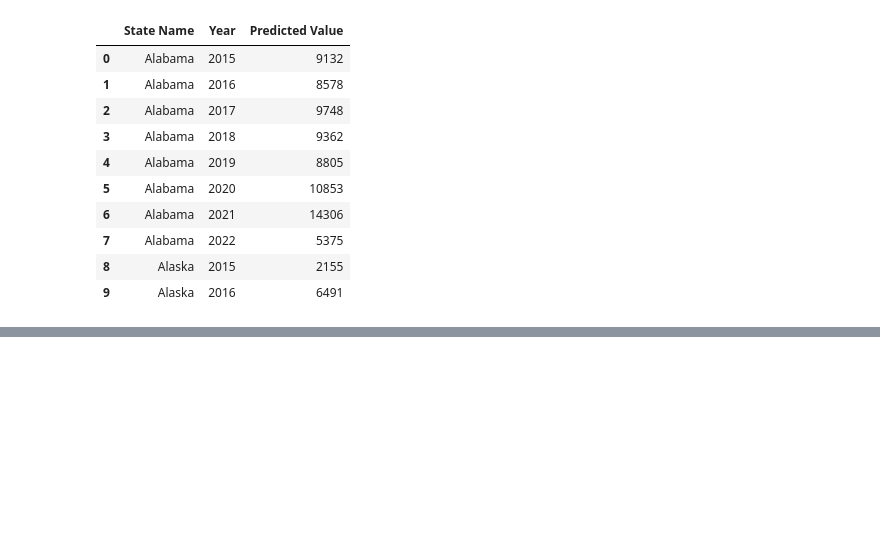
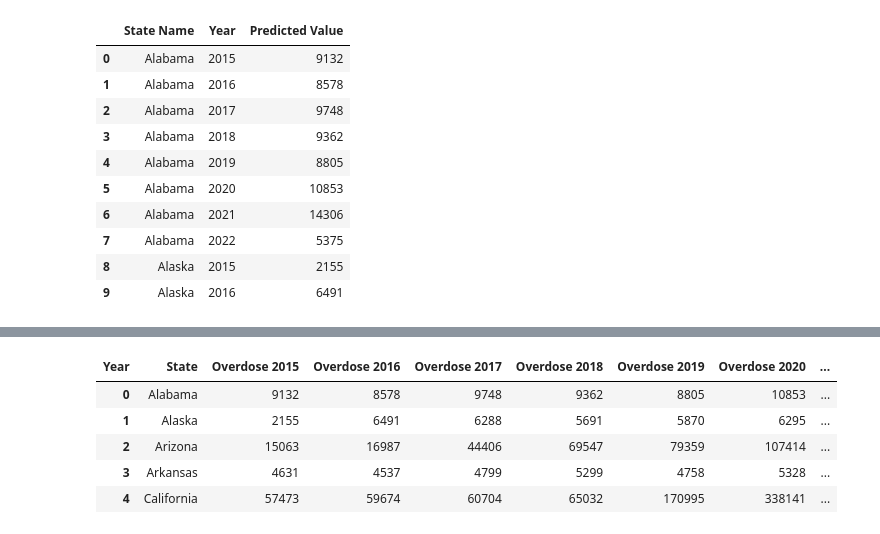
Before and after one commit to Joeyloganpython/Capstone, a Jupyter notebook: Notebooks/CDC.ipynb, the cells around one changed output, grey strips where cells are left out. Cells and saved outputs as stored; diff of their text form; code cells hidden in the pictures; blank space fills up the shorter version.

```diff
--- a/Notebooks/CDC.ipynb
+++ b/Notebooks/CDC.ipynb
@@ -68,0 +160,9 @@ oddf2 = oddf2[oddf2['Year']!= '2022']  ##data incomplete we can predict later
+# %%
+oddf4.head()
+# %% [output]
+| Year | State | Overdose 2015 | Overdose 2016 | Overdose 2017 | Overdose 2018 | Overdose 2019 | Overdose 2020 | ... |
+| 0 | Alabama | 9132 | 8578 | 9748 | 9362 | 8805 | 10853 | ... |
+| 1 | Alaska | 2155 | 6491 | 6288 | 5691 | 5870 | 6295 | ... |
+| 2 | Arizona | 15063 | 16987 | 44406 | 69547 | 79359 | 107414 | ... |
+| 3 | Arkansas | 4631 | 4537 | 4799 | 5299 | 4758 | 5328 | ... |
+| 4 | California | 57473 | 59674 | 60704 | 65032 | 170995 | 338141 | ... |
```
Also changed, not shown: parts of 30 cells of this notebook, 2 other files.
